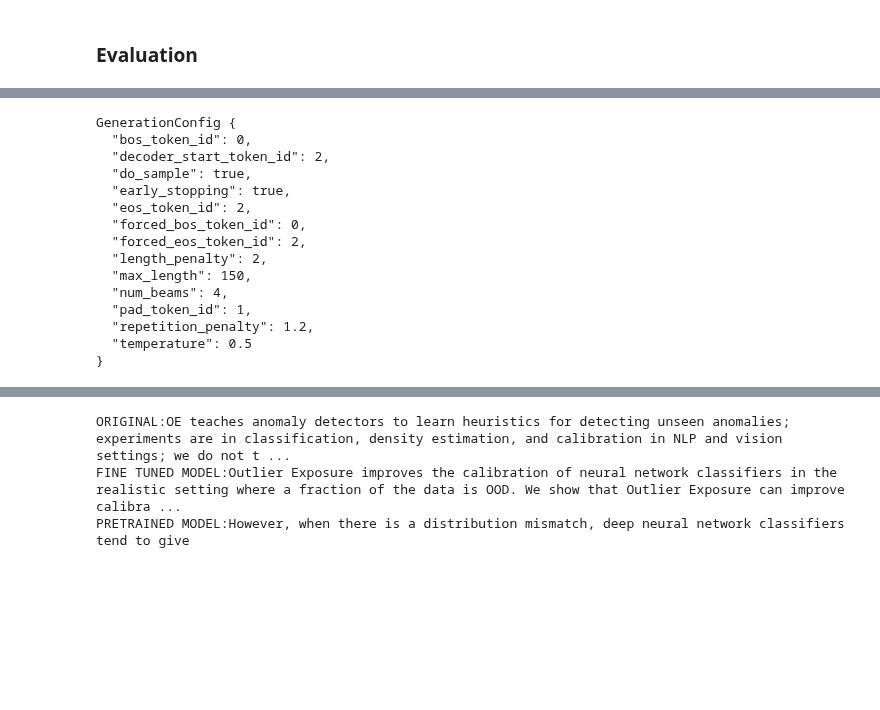
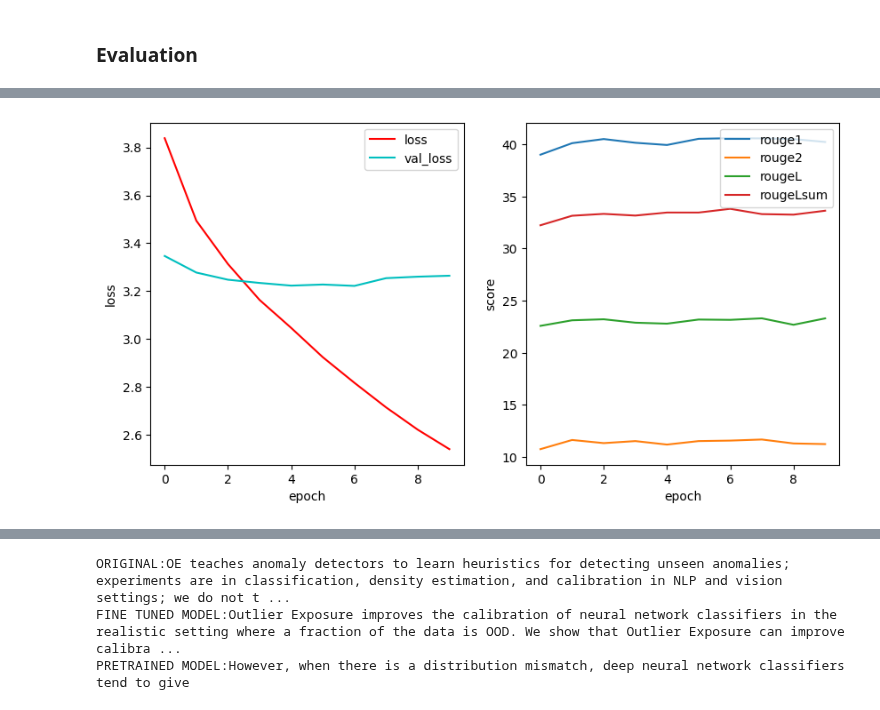
Before and after one commit to iguerrasevillano/Automated_Summaries_Generation_Scientific_Papers, a Jupyter notebook: TLDR.ipynb, the cells around one changed output, grey strips where cells are left out. Saved outputs shown, nothing was run; the diff lists cells and outputs as text; code cells hidden in the pictures; blank space fills up the shorter version.

```diff
--- a/TLDR.ipynb
+++ b/TLDR.ipynb
@@ -582,7 +586,11 @@ plt.savefig(save_path + '/history.png')
 ### Evaluation
 # %%
 name_models = {'sampling-norep-v0' : 'sampling-norep-v0/',
-               'sampling-norep-v1' : 'sampling-norep-v1/'}
+              #  'sampling-norep-v1' : 'sampling-norep-v1/',
+              #  'greedy-norep-v0' : 'greedy-norep-v0/',
+              #  'greedy-norep-v1' : 'greedy-norep-v1/',
+               'greedy-norep-v2' : 'greedy-norep-v2'}
+
 save_paths = {}
 models = {}
 # tokenizers = {}
@@ -636,50 +645,36 @@ GenerationConfig {
 }
 # %%
-name = 'sampling-norep-v1'
-save_path = save_paths[model]
+name = 'greedy-norep-v2'
+save_path = save_paths[name]
 
 with open(save_path + '/training_history.json', 'r') as file:
     loaded_history = json.load(file)
 
 H = History()
 H.history = loaded_history
 
 
 def plot_graphics(H):
 
     # Create a figure with 1 row and 2 columns, and set the figure size
     fig, ax = plt.subplots(1,2,figsize=(10,5))
 
     # Plot the training and validation loss for each epoch in the first subplot
     ax[0].plot(np.arange(0,len(H.history["loss"]) ), H.history["loss"], 'r', label="loss")
     ax[0].plot(np.arange(0,len(H.history["loss"])), H.history["val_loss"], 'c', label="val_loss")
     ax[0].set_xlabel('epoch')
     ax[0].set_ylabel('loss')
     ax[0].legend(loc="upper right")
     ax[1].plot(np.arange(0,len(H.history["loss"])), H.history["rouge1"], label="rouge1")
     ax[1].plot(np.arange(0,len(H.history["loss"])), H.history["rouge2"], label="rouge2")
     ax[1].plot(np.arange(0,len(H.history["loss"])), H.history["rougeL"], label="rougeL")
     ax[1].plot(np.arange(0,len(H.history["loss"])), H.history["rougeLsum"], label="rougeLsum")
     ax[1].set_xlabel('epoch')
     ax[1].set_ylabel('score')
     ax[1].legend()
 
 plot_graphics(H)
 plt.savefig(save_path + '/figure.png')
 # %% [output]
-GenerationConfig {
-  "bos_token_id": 0,
-  "decoder_start_token_id": 2,
-  "do_sample": true,
-  "early_stopping": true,
-  "eos_token_id": 2,
-  "forced_bos_token_id": 0,
-  "forced_eos_token_id": 2,
-  "length_penalty": 2,
-  "max_length": 150,
-  "num_beams": 4,
-  "pad_token_id": 1,
-  "repetition_penalty": 1.2,
-  "temperature": 0.5
-}
+[figure, added]
 # %%
```
Also changed, not shown: parts of 28 cells of this notebook.
